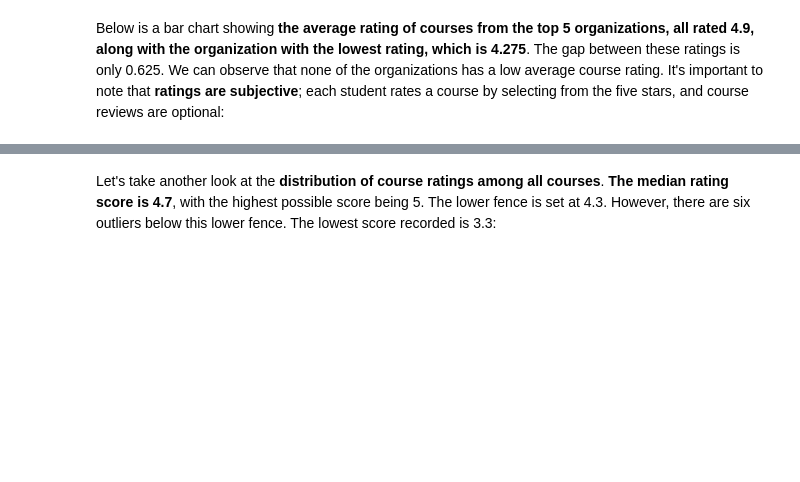
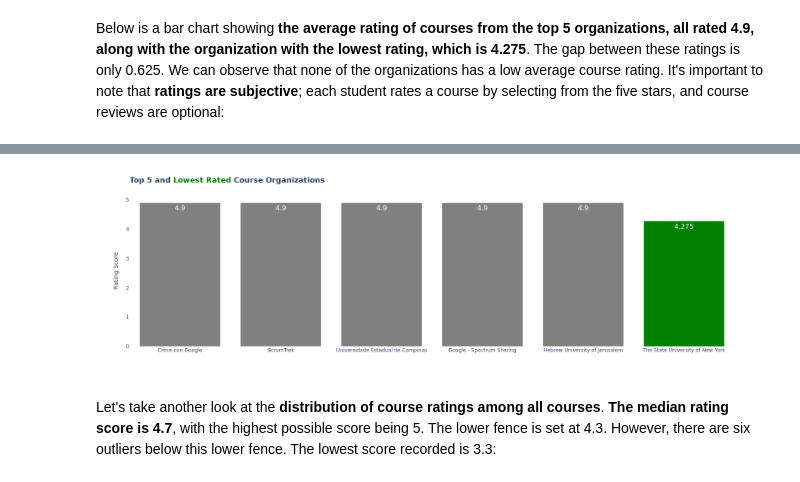
Before and after one commit to ulamark/Data-Analytics-Projects, a Jupyter notebook: Python/Coursera Courses Analysis/coursera_course_project.ipynb, the cells around one changed output, grey strips where cells are left out. Cells and saved outputs as stored; diff of their text form; code cells hidden in the pictures; blank space fills up the shorter version.

```diff
--- a/Python/Coursera Courses Analysis/coursera_course_project.ipynb
+++ b/Python/Coursera Courses Analysis/coursera_course_project.ipynb
@@ -260,6 +324,8 @@ fig.show()
 # %% [markdown]
 Below is a bar chart showing **the average rating of courses from the top 5 organizations, all rated 4.9, along with the organization with the lowest rating, which is 4.275**. The gap between these ratings is only 0.625. We can observe that none of the organizations has a low average course rating. It's important to note that **ratings are subjective**; each student rates a course by selecting from the five stars, and course reviews are optional:
 # %%
+from IPython.display import Image
+
 average_ratings = (
     coursera_data.groupby("course_organization")["course_rating"]
     .mean()
@@ -274,24 +340,25 @@ fig = px.bar(
     combined_ratings.reset_index(),
     x="course_organization",
     y=combined_ratings.name,
-    text=combined_ratings.name,
+    text=combined_ratings.name
 )
 
-colors = ["grey"] * 5 + ["purple"]
+colors = ["grey"] * 5 + ["green"]
 fig.update_traces(marker_color=colors, textfont_color=["white"] * 6, textfont_size=16)
 
 fig.update_layout(
     width=1600,
     showlegend=False,
     title=dict(
-        text="Top 5 and <span style='color:purple'>Lowest Rated</span> Course Organizations",
-        font=dict(size=18, family="Arial", weight="bold"),
+        text="Top 5 and <span style='color:green'>Lowest Rated</span> Course Organizations",
+        font=dict(size=18, family="Arial", weight="bold")
     ),
     yaxis=dict(title="Rating Score", showgrid=False),
     xaxis=dict(showgrid=False, title=""),
-    paper_bgcolor="white",
-    plot_bgcolor="white",
+    plot_bgcolor="white"
 )
 
-fig.show()
+fig.write_image("fig_top_low_organization.png")
+
+Image(filename="fig_top_low_organization.png")
 # %% [output]
@@ -299,3 +365,4 @@ fig.show()
+[figure, added]
 # %% [markdown]
 Let's take another look at the **distribution of course ratings among all courses**. **The median rating score is 4.7**, with the highest possible score being 5. The lower fence is set at 4.3. However, there are six outliers below this lower fence. The lowest score recorded is 3.3:
 # %%
```
Also changed, not shown: parts of 17 cells of this notebook.
